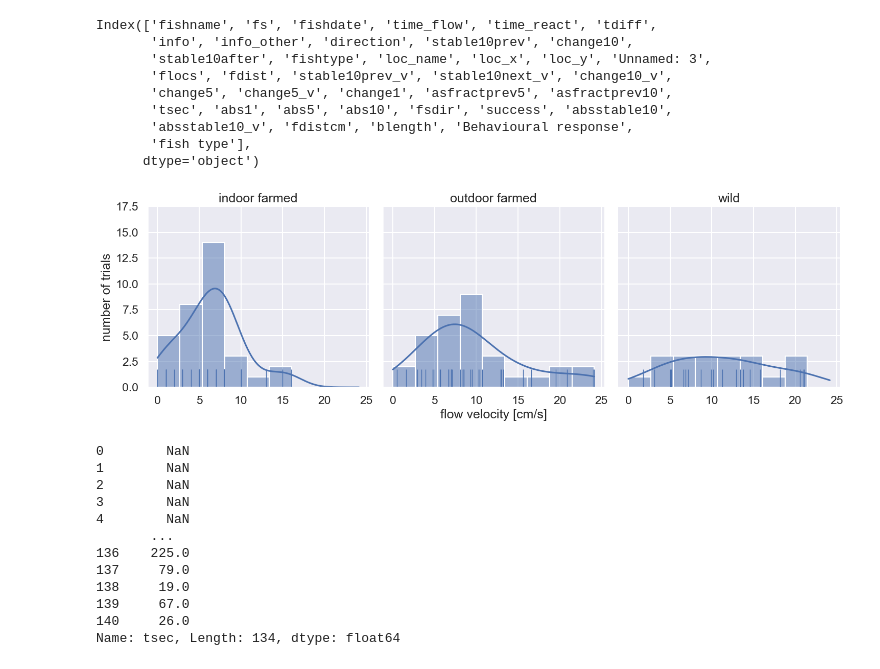
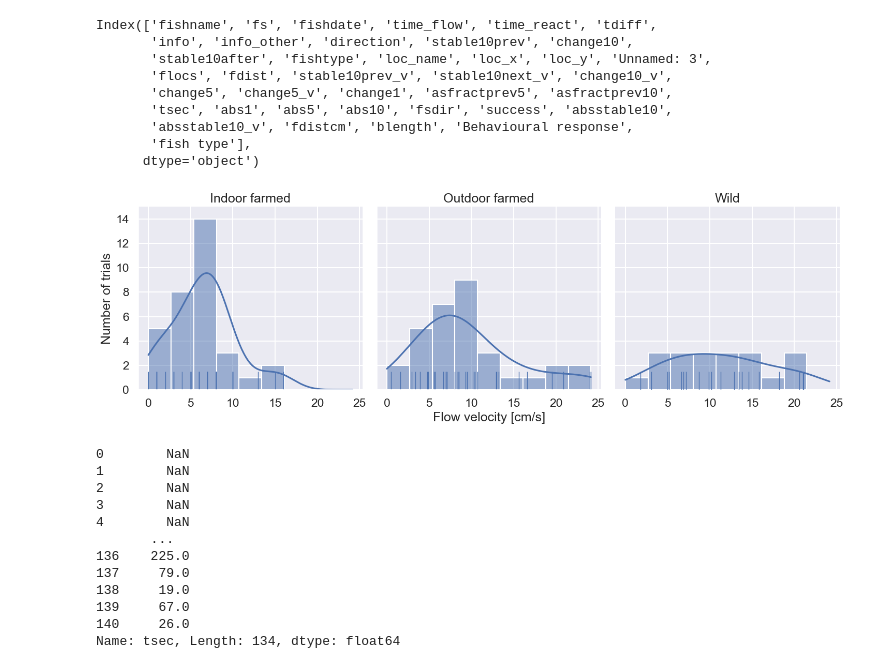
Before and after one commit to mixmixmix/salmon_flow_cues, a Jupyter notebook: flow_fin.ipynb, the cells around one changed output. Saved outputs shown, nothing was run; the diff lists cells and outputs as text; code cells hidden in the pictures.

```diff
--- a/flow_fin.ipynb
+++ b/flow_fin.ipynb
@@ -359,39 +372,40 @@ ax = sns.set_context("talk")
 
 finres_pretty = finres.copy()
 finres_pretty['fishtype']=finres_pretty['fishtype'].replace({
-    'farmed_loch':'outdoor farmed', 'farmed_in':'indoor farmed'})
+    'farmed_loch':'Outdoor farmed', 'farmed_in':'Indoor farmed', 'wild':'Wild'})
 
 g = sns.displot(data=finres_pretty,
                 x='abs10',
                 col = 'fishtype',
                 multiple='dodge',
                 rug=True,
                 rug_kws={"height":0.1},
                 kde=True,
-                col_order = ['indoor farmed','outdoor farmed','wild']
+                col_order = ['Indoor farmed','Outdoor farmed','Wild']
                )
 
-g.set(ylabel='number of trials')
+g.set(ylabel='Number of trials')
 #g.set_xticklabels()
 g.set_titles(col_template="{col_name}")
 
 iii = 0
 for ax in g.axes.flat:
     if iii == 1:
-        ax.set_xlabel('flow velocity [cm/s]')
+        ax.set_xlabel('Flow velocity [cm/s]')
     else:
         ax.set_xlabel('')
     iii+=1
-    #ax.xlim(0,500)
+ax.set_ylim(0,15)
+ax.yaxis.set_major_locator(MaxNLocator(integer=True))
 ax.spines['right'].set_visible(False)
 ax.spines['left'].set_visible(False)
 ax.spines['top'].set_visible(False)
 ax.spines['bottom'].set_visible(False)
 plt.savefig('figure2.png')
 plt.savefig('figure2.svg')
 plt.show()
 # %% [output]
-[figure, old version]
+[figure, new version]
 # %%
 finres['tsec']
 # %% [output]
```
Also changed, not shown: parts of 14 cells of this notebook, 1 other file.
